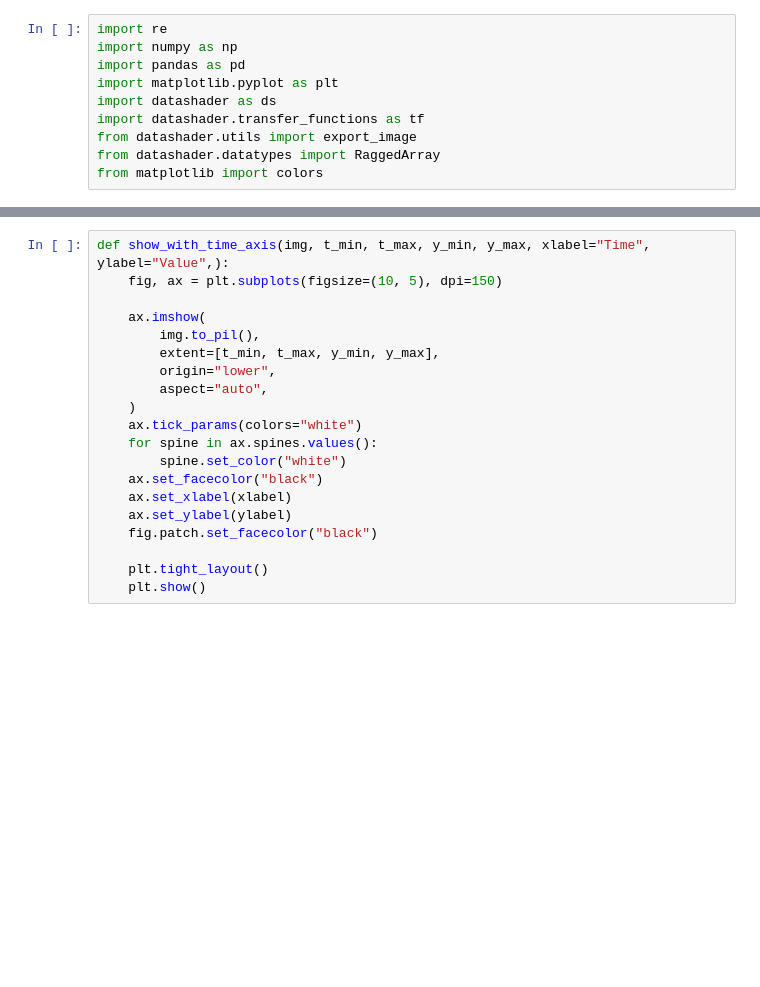
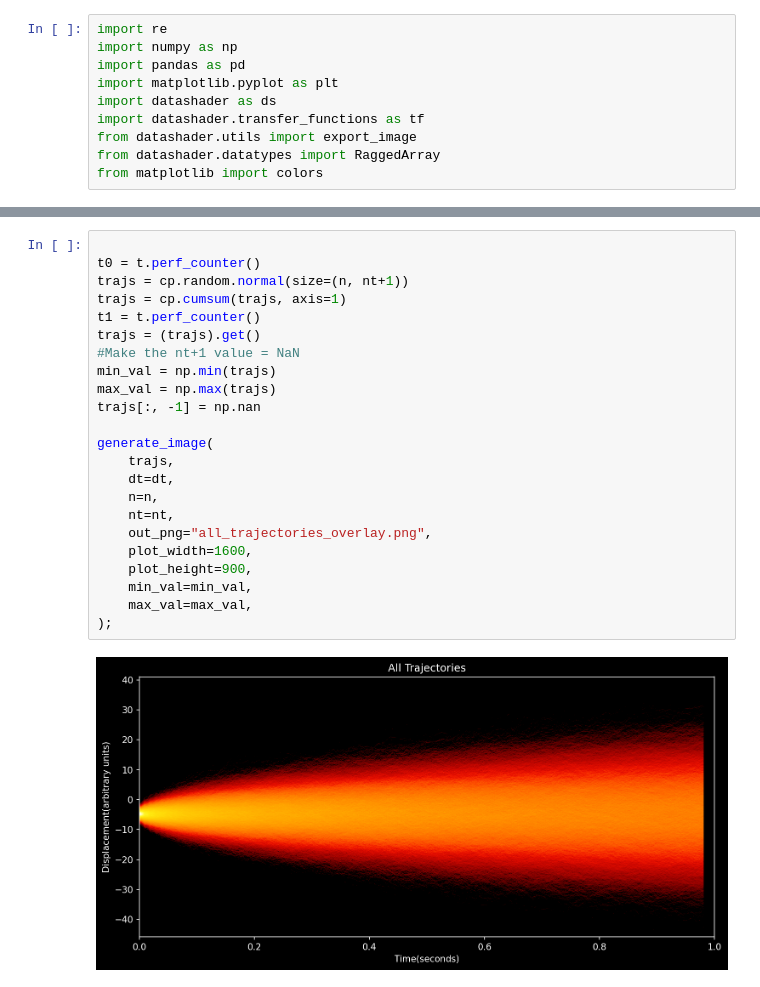
Before and after one commit to Sam-MARTis/Random-Walk-Computation, a Jupyter notebook: Python-Version/main.ipynb, the cells around one changed output, grey strips where cells are left out. Cells and saved outputs as stored; diff of their text form; blank space fills up the shorter version.

```diff
--- a/Python-Version/main.ipynb
+++ b/Python-Version/main.ipynb
@@ -115,21 +107,26 @@ Wrote all_trajectories_overlay.png
-# %%
-def show_with_time_axis(img, t_min, t_max, y_min, y_max, xlabel="Time", ylabel="Value",):
-    fig, ax = plt.subplots(figsize=(10, 5), dpi=150)
-
-    ax.imshow(
-        img.to_pil(),
-        extent=[t_min, t_max, y_min, y_max],
-        origin="lower",
-        aspect="auto",
-    )
-    ax.tick_params(colors="white")
-    for spine in ax.spines.values():
-        spine.set_color("white")
-    ax.set_facecolor("black")
-    ax.set_xlabel(xlabel)
-    ax.set_ylabel(ylabel)
-    fig.patch.set_facecolor("black")
-
-    plt.tight_layout()
-    plt.show()
+# %%
+
+t0 = t.perf_counter()
+trajs = cp.random.normal(size=(n, nt+1))
+trajs = cp.cumsum(trajs, axis=1)
+t1 = t.perf_counter()
+trajs = (trajs).get()
+#Make the nt+1 value = NaN
+min_val = np.min(trajs)
+max_val = np.max(trajs)
+trajs[:, -1] = np.nan
+
+generate_image(
+    trajs,
+    dt=dt,
+    n=n,
+    nt=nt,
+    out_png="all_trajectories_overlay.png",
+    plot_width=1600,
+    plot_height=900,
+    min_val=min_val,
+    max_val=max_val,
+);
+# %% [output]
+[figure, added]
 # %%
```
Also changed, not shown: parts of 6 cells of this notebook, 2 other files.
